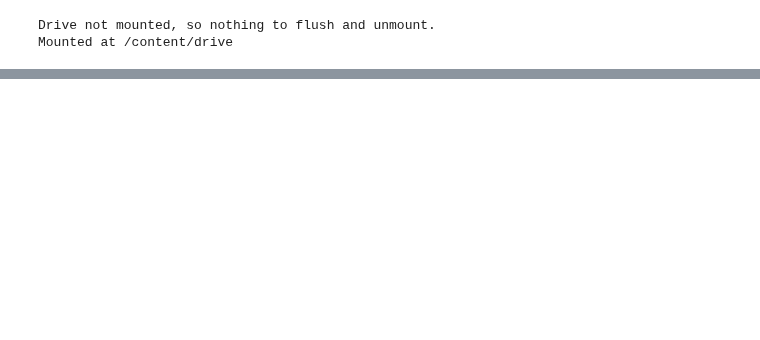
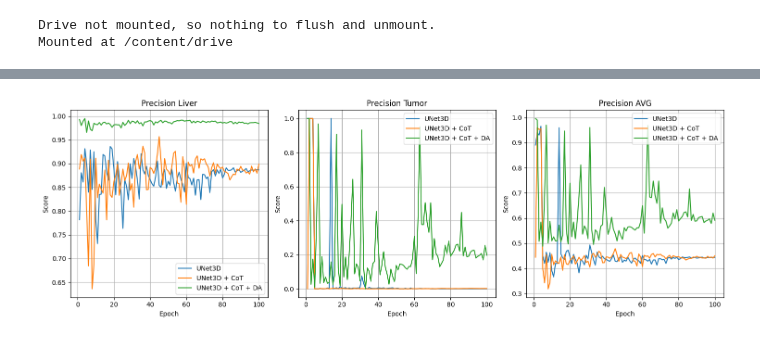
Before and after one commit to quanndm/kltn, a Jupyter notebook: notebooks/compare_models_metrics.ipynb, the cells around one changed output, grey strips where cells are left out. Cells and saved outputs as stored; diff of their text form; code cells hidden in the pictures; blank space fills up the shorter version.

```diff
--- a/notebooks/compare_models_metrics.ipynb
+++ b/notebooks/compare_models_metrics.ipynb
@@ -83,0 +133,42 @@ plt.show()
+# %%
+epochs = list(range(1, len(model_unet3d['precision_liver']) + 1))
+plt.figure(figsize=(15, 5))
+
+# Precision Liver
+plt.subplot(1, 3, 1)
+plt.plot(epochs, model_unet3d['precision_liver'], label='UNet3D')
+plt.plot(epochs, model_unet3d_cot['precision_liver'], label='UNet3D + CoT')
+plt.plot(epochs, model_unet3d_cot_da['precision_liver'], label='UNet3D + CoT + DA')
+plt.title('Precision Liver')
+plt.xlabel('Epoch')
+plt.ylabel('Score')
+plt.legend()
+plt.grid(True)
+
+# Precision Tumor
+plt.subplot(1, 3, 2)
+plt.plot(epochs, model_unet3d['precision_tumor'], label='UNet3D')
+plt.plot(epochs, model_unet3d_cot['precision_tumor'], label='UNet3D + CoT')
+plt.plot(epochs, model_unet3d_cot_da['precision_tumor'], label='UNet3D + CoT + DA')
+plt.title('Precision Tumor')
+plt.xlabel('Epoch')
+plt.ylabel('Score')
+plt.legend()
+plt.grid(True)
+
+# Precision avg
+plt.subplot(1, 3, 3)
+plt.plot(epochs, model_unet3d['precision_avg'], label='UNet3D')
+plt.plot(epochs, model_unet3d_cot['precision_avg'], label='UNet3D + CoT')
+plt.plot(epochs, model_unet3d_cot_da['precision_avg'], label='UNet3D + CoT + DA')
+plt.title('Precision AVG')
+plt.xlabel('Epoch')
+plt.ylabel('Score')
+plt.legend()
+plt.grid(True)
+
+
+plt.tight_layout()
+plt.show()
+# %% [output]
+[figure, added]
```
Also changed, not shown: parts of 8 cells of this notebook.
